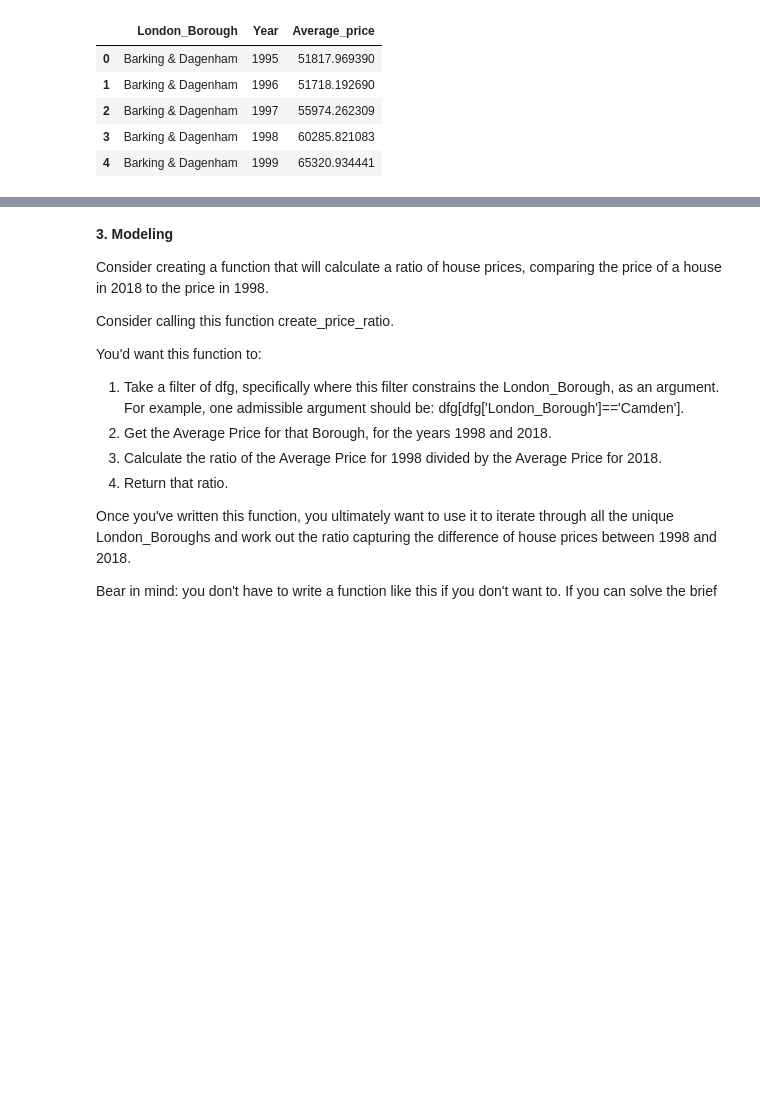
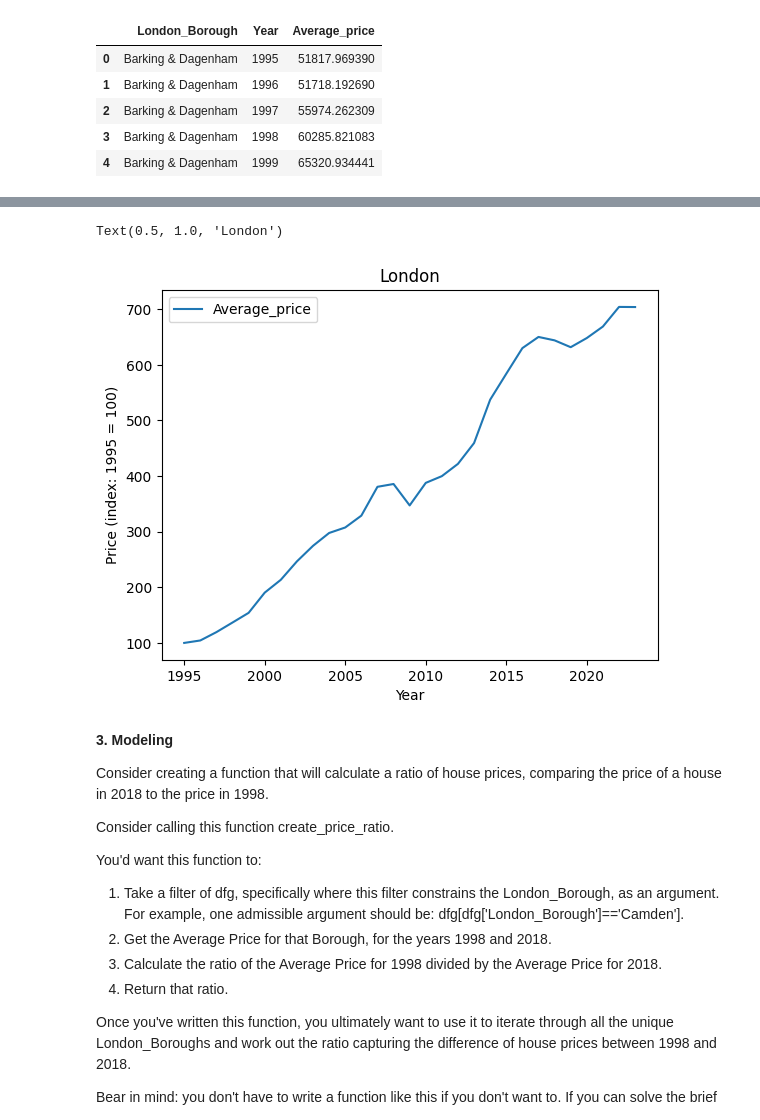
Before and after one commit to fugisawa/Springboard, a Jupyter notebook: Unit 4 Challenge - Tier 3.ipynb, the cells around one changed output, grey strips where cells are left out. Drawn from its saved outputs; the diff is of its cells as text; code cells hidden in the pictures; blank space fills up the shorter version.

```diff
--- a/Unit 4 Challenge - Tier 3.ipynb
+++ b/Unit 4 Challenge - Tier 3.ipynb
@@ -302,3 +351,11 @@ dfg.head()
+# %%
+#plot the average price of London, by year
+ax = dfg.plot(kind ='line', x = 'Year', y='Average_price')
+ax.set_ylabel('Price (index: 1995 = 100)')
+ax.set_title('London')
+# %% [output]
+Text(0.5, 1.0, 'London')
+[figure, added]
 # %% [markdown]
 **3. Modeling**
 
```
Also changed, not shown: parts of 4 cells of this notebook.
